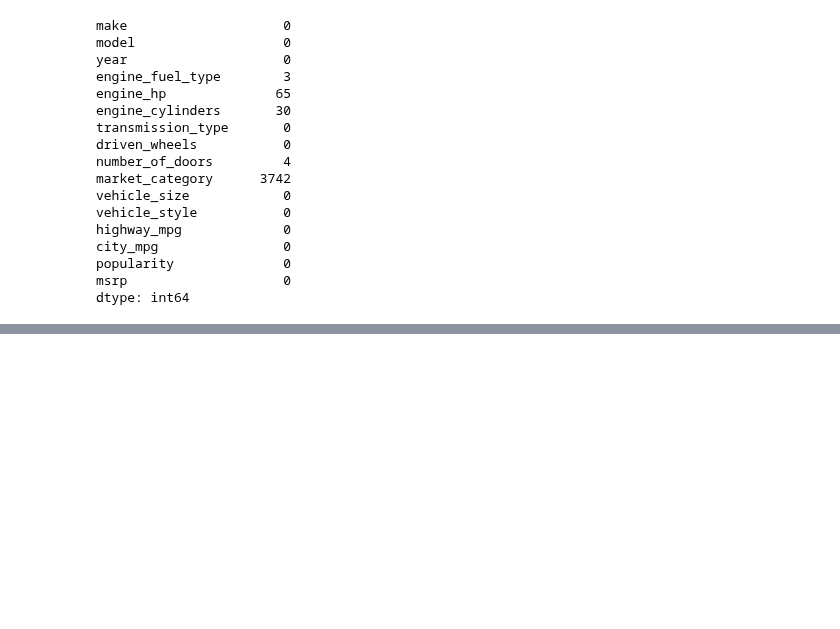
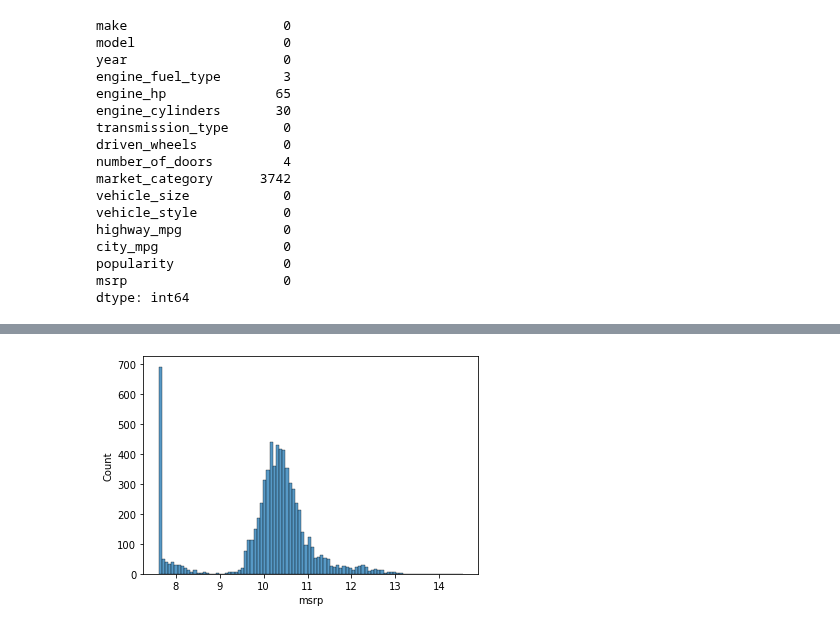
Before and after one commit to DataTalksClub/machine-learning-zoomcamp, a Jupyter notebook: chapter-02-car-price/week2.ipynb, the cells around one changed output, grey strips where cells are left out. Cells and saved outputs as stored; diff of their text form; code cells hidden in the pictures; blank space fills up the shorter version.

```diff
--- a/chapter-02-car-price/week2.ipynb
+++ b/chapter-02-car-price/week2.ipynb
@@ -154,0 +171,7 @@ dtype: int64
+# %%
+train = range(0,int(0.6 * size-1))
+train_index = []
+for x in train:
+    train_index.append (index[x])
+
+#print(len(train_index))
@@ -154,0 +192,4 @@ dtype: int64
+# %%
+df_train = df.iloc[train_index]
+df_validate = df.iloc[validate_index]
+df_test = df.iloc[test_index]
@@ -154,0 +217,4 @@ dtype: int64
+# %%
+log_train = np.log1p(df_train['msrp'])
+log_validate = np.log1p(df_validate['msrp'])
+log_test = np.log1p(df_test['msrp'])
@@ -154,0 +266,5 @@ dtype: int64
+# %%
+sns.histplot(log_train)
+plt.show()
+# %% [output]
+[figure, added]
```
Also changed, not shown: parts of 15 cells of this notebook.
